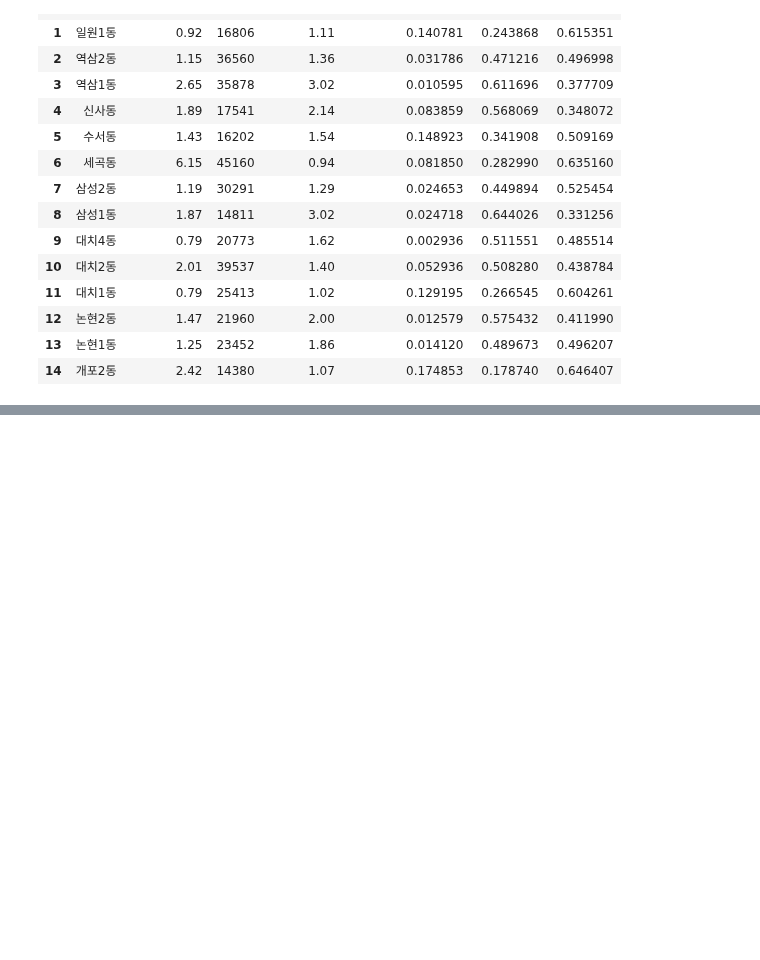
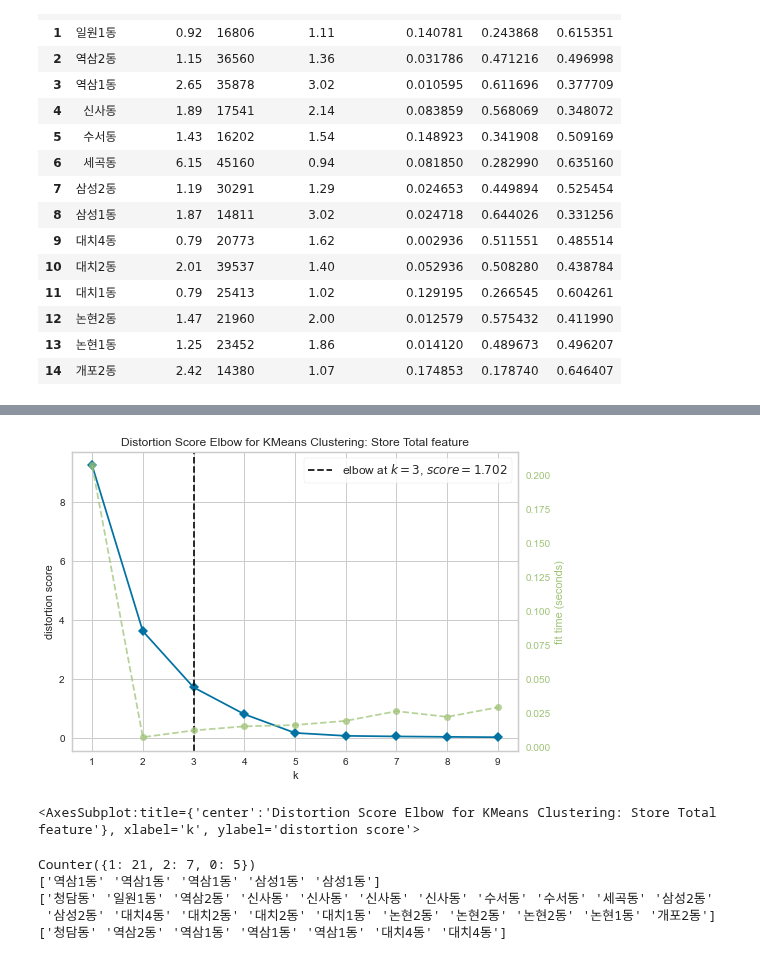
Before and after one commit to POSdata-Sales-Prediction/Store-operation-consulting, a Jupyter notebook: gangnam_geographic_clustering_fin.ipynb, the cells around one changed output, grey strips where cells are left out. Saved outputs shown, nothing was run; the diff lists cells and outputs as text; code cells hidden in the pictures; blank space fills up the shorter version.

```diff
--- a/gangnam_geographic_clustering_fin.ipynb
+++ b/gangnam_geographic_clustering_fin.ipynb
@@ -253,0 +319,52 @@ Counter({0: 26, 1: 7})
+# %%
+## 2. 입지특성(문화·체육·휴양시설, 상업지역, 주거지역) + 인구 특성 clustering 진행
+from yellowbrick.cluster import KElbowVisualizer
+from sklearn.cluster import KMeans
+
+## 2-2. 점포 별 입지 + 인구특성 clustering 진행
+# preprocessing 후 분산 확인
+from sklearn.preprocessing import MinMaxScaler  # 표준화 패키지 라이브러리
+from sklearn.preprocessing import StandardScaler  # 표준화 패키지 라이브러리
+store_totalfeature_data = store_feature.iloc[:,[3,7]].values
+
+store_totalfeature_data = MinMaxScaler().fit_transform(store_totalfeature_data) # x객체에 x를 표준화한 데이터를 저장
+#geofeature_data = StandardScaler().fit_transform(geofeature_data) # x객체에 x를 표준화한 데이터를 저장
+
+
+# distortion score = Sum of squares of distances of points from cluster centers
+model = KMeans()
+visualizer = KElbowVisualizer(model, k=(1,10), title="Distortion Score Elbow for KMeans Clustering: Store Total feature")
+visualizer.fit(store_totalfeature_data)
+visualizer.show()
+# %% [output]
+[figure, added]
+<AxesSubplot:title={'center':'Distortion Score Elbow for KMeans Clustering: Store Total feature'}, xlabel='k', ylabel='distortion score'>
+# %%
+# 뽑힌 k로 clustering 진행 - dong- Total feature(2), 3 cluster
+from sklearn.cluster import KMeans
+
+k = 3
+
+# 모델 선언
+model = KMeans(n_clusters = k, random_state=10)
+
+# 데이터에 학습
+model.fit(store_totalfeature_data)
+
+# 결과 저장
+store_feature["store_cluster_total"] = model.fit_predict(store_totalfeature_data)
+
+# 기존 4 feature standard scaler 돌리고 k3으로 clustering 한 결과
+from collections import Counter
+print(Counter(store_feature["store_cluster_total"]))
+
+
+print(store_feature[store_feature["store_cluster_total"] == 0]["행정동"].values)
+print(store_feature[store_feature["store_cluster_total"] == 1]["행정동"].values)
+print(store_feature[store_feature["store_cluster_total"] == 2]["행정동"].values)
+# %% [output]
+Counter({1: 21, 2: 7, 0: 5})
+['역삼1동' '역삼1동' '역삼1동' '삼성1동' '삼성1동']
+['청담동' '일원1동' '역삼2동' '신사동' '신사동' '신사동' '신사동' '수서동' '수서동' '세곡동' '삼성2동'
+ '삼성2동' '대치4동' '대치2동' '대치2동' '대치1동' '논현2동' '논현2동' '논현2동' '논현1동' '개포2동']
+['청담동' '역삼2동' '역삼1동' '역삼1동' '역삼1동' '대치4동' '대치4동']
```
Also changed, not shown: parts of 15 cells of this notebook.
